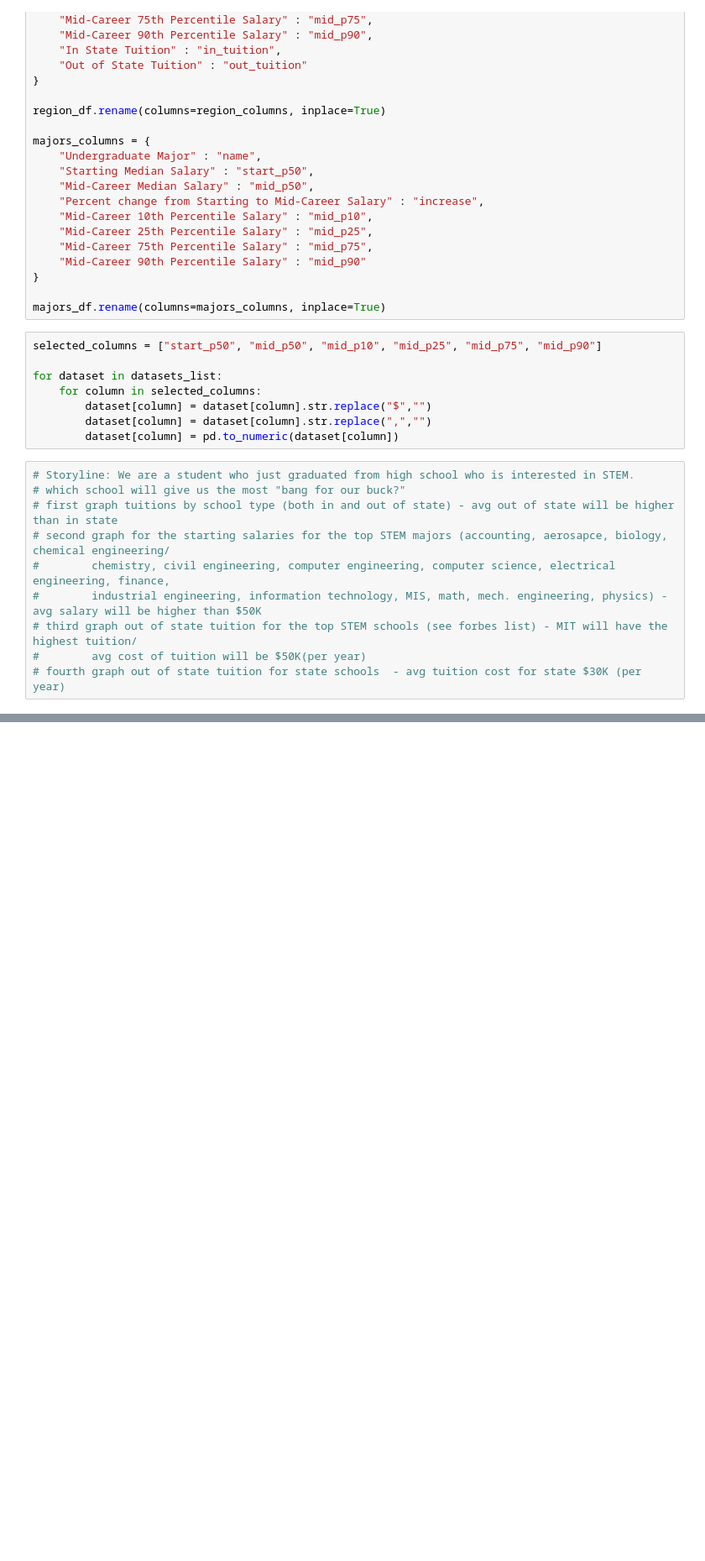
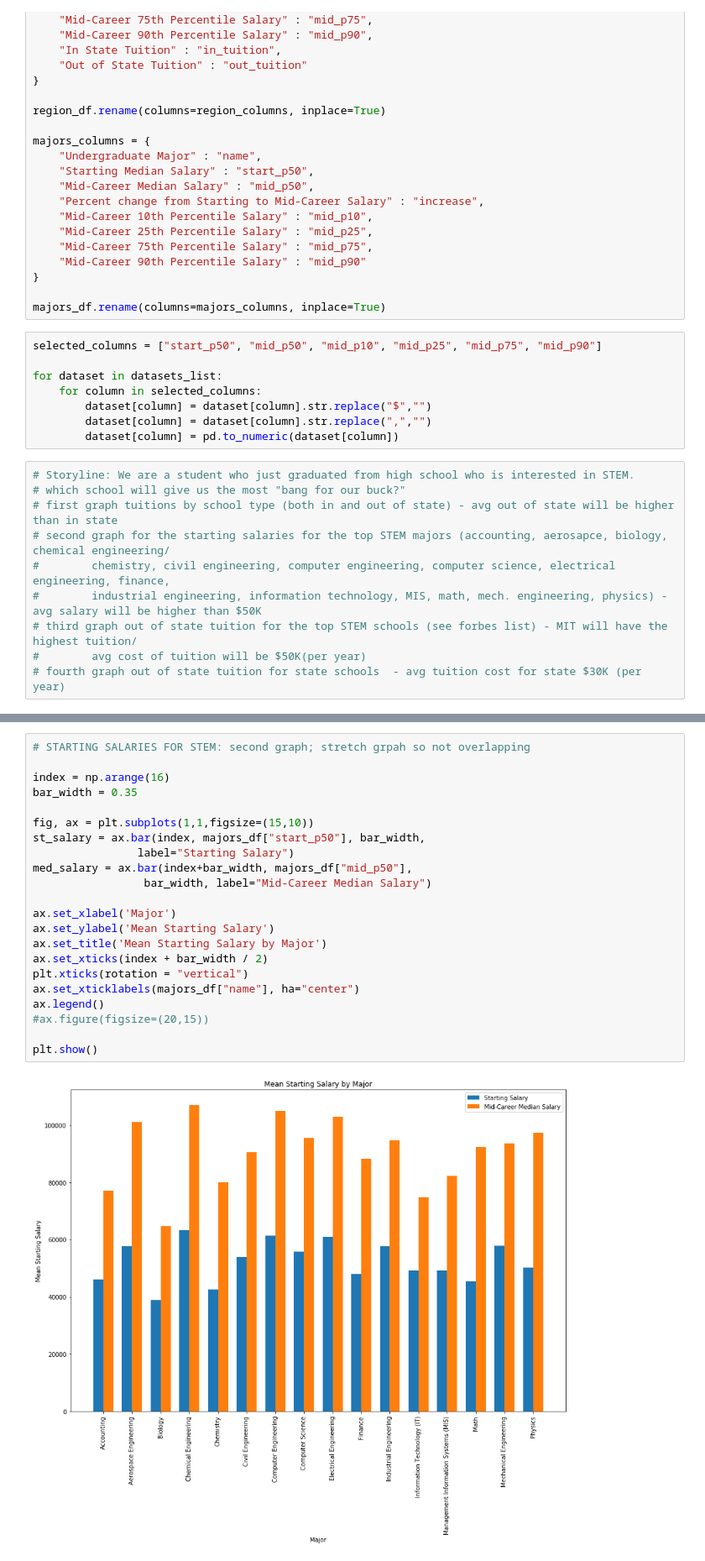
Before and after one commit to GitJudd/group-project1, a Jupyter notebook: projectcode.ipynb, the cells around one changed output, grey strips where cells are left out. Shown: that part at 84% size. Drawn from its saved outputs; the diff is of its cells as text; blank space fills up the shorter version.

```diff
--- a/projectcode.ipynb
+++ b/projectcode.ipynb
@@ -72,0 +120,24 @@ for dataset in datasets_list:
+# %%
+# STARTING SALARIES FOR STEM: second graph; stretch grpah so not overlapping
+
+index = np.arange(16)
+bar_width = 0.35
+
+fig, ax = plt.subplots(1,1,figsize=(15,10))
+st_salary = ax.bar(index, majors_df["start_p50"], bar_width,
+                label="Starting Salary")
+med_salary = ax.bar(index+bar_width, majors_df["mid_p50"],
+                 bar_width, label="Mid-Career Median Salary")
+
+ax.set_xlabel('Major')
+ax.set_ylabel('Mean Starting Salary')
+ax.set_title('Mean Starting Salary by Major')
+ax.set_xticks(index + bar_width / 2)
+plt.xticks(rotation = "vertical")
+ax.set_xticklabels(majors_df["name"], ha="center")
+ax.legend()
+#ax.figure(figsize=(20,15))
+
+plt.show()
+# %% [output]
+[figure, added]
```
Also changed, not shown: parts of 2 cells of this notebook.
